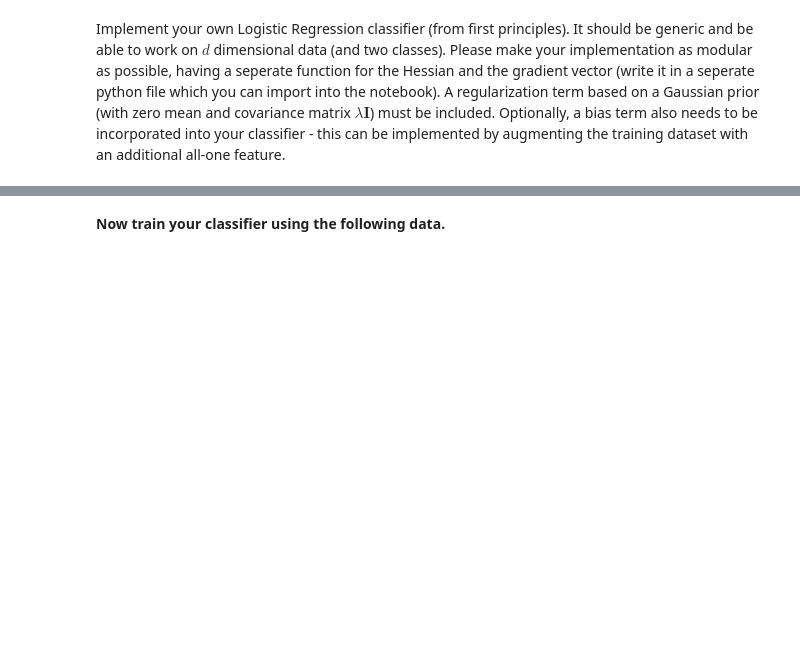
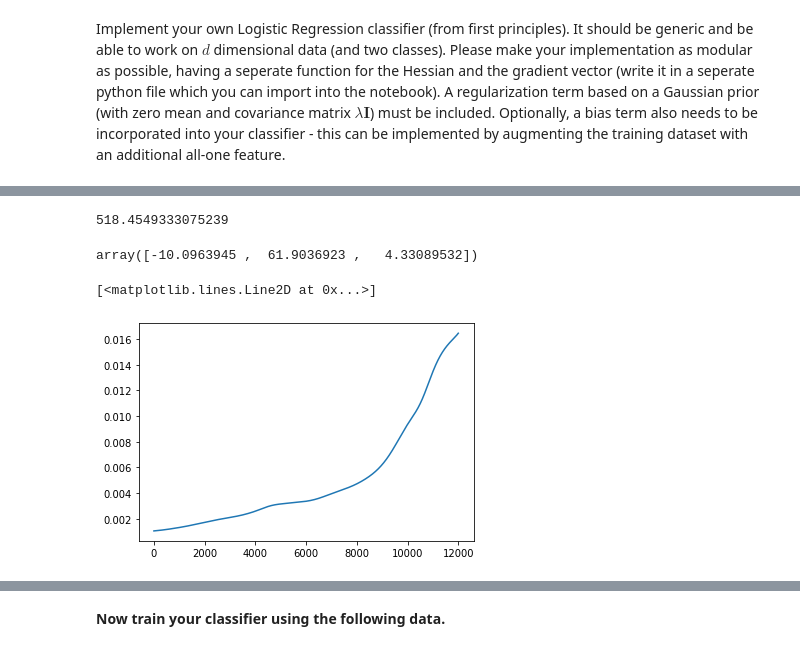
Before and after one commit to DylanGeldenhuys/Machine-learning-A-SU-, a Jupyter notebook: Assignment2/assign2.ipynb, the cells around one changed output, grey strips where cells are left out. Saved outputs shown, nothing was run; the diff lists cells and outputs as text; code cells hidden in the pictures; blank space fills up the shorter version.

```diff
--- a/Assignment2/assign2.ipynb
+++ b/Assignment2/assign2.ipynb
@@ -123,0 +302,6 @@ Implement your own Logistic Regression classifier (from first principles). It sh
+# %%
+w = np.array([0.2,0.3,0.2])
+neg_log_likelihood(X.T,y,w,3)
+#sigmoid(X.T[1,:],w)
+# %% [output]
+518.4549333075239
@@ -123,0 +349,46 @@ Implement your own Logistic Regression classifier (from first principles). It sh
+# %%
+import numpy as np
+def newtons_method(X,y,lamb):
+
+
+    threshold = 0.3
+    w = np.array([3,3,1])
+    delta = 1000
+    #print(step>threshold)
+    i = 0
+
+    g = gradient(X,y,w,lamb)
+    #print(g)
+    change = []
+
+    while  i < 12000:
+
+        i += 1
+        #print(i)
+        #g = gradient(X,y,w,lamb)
+
+        H = hessian(X,y,w,lamb)
+
+        H_inv = np.linalg.inv(H)
+
+        delta = H_inv.dot(g)
+
+        w2 = w - delta
+
+        change.append(np.linalg.norm(w2-w))
+        #print(delta)
+
+
+        w = w2
+    return(w,change)
+# %%
+b  = newtons_method(X.T,y,3)
+# %%
+b[0]
+# %% [output]
+array([-10.0963945 ,  61.9036923 ,   4.33089532])
+# %%
+plt.plot(b[1])
+# %% [output]
+[<matplotlib.lines.Line2D at 0x...>]
+[figure, added]
```
Also changed, not shown: parts of 27 cells of this notebook, 22 other files.
